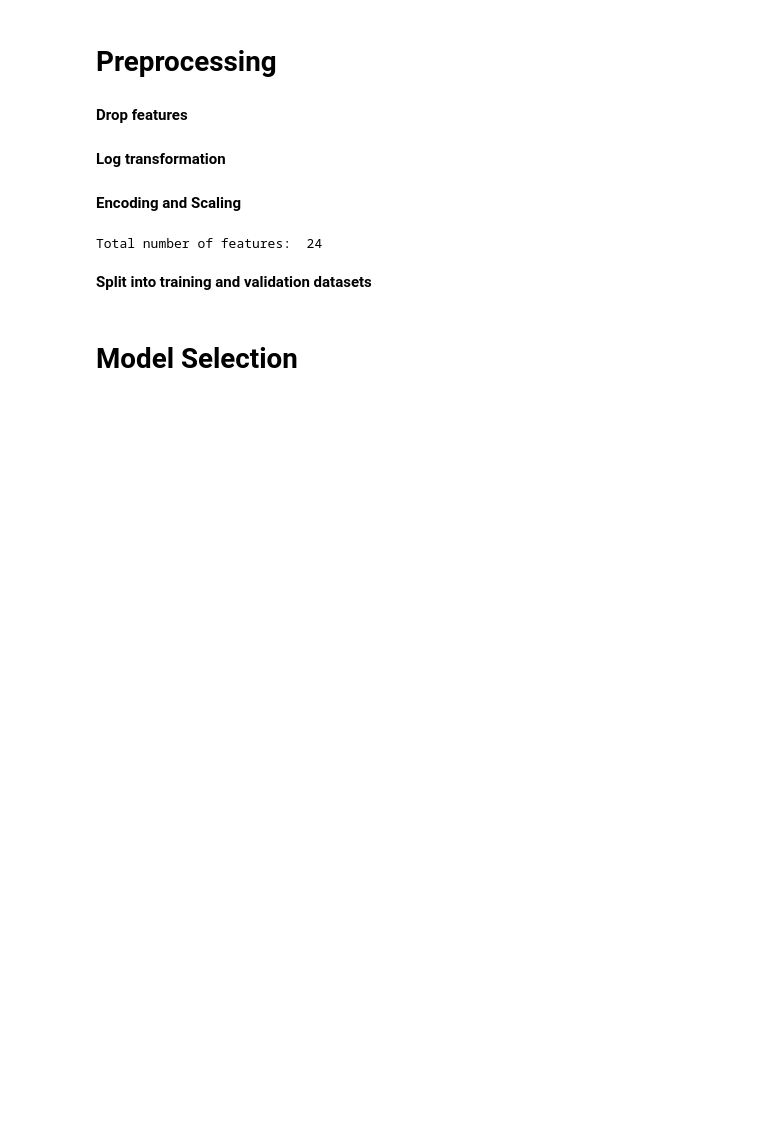
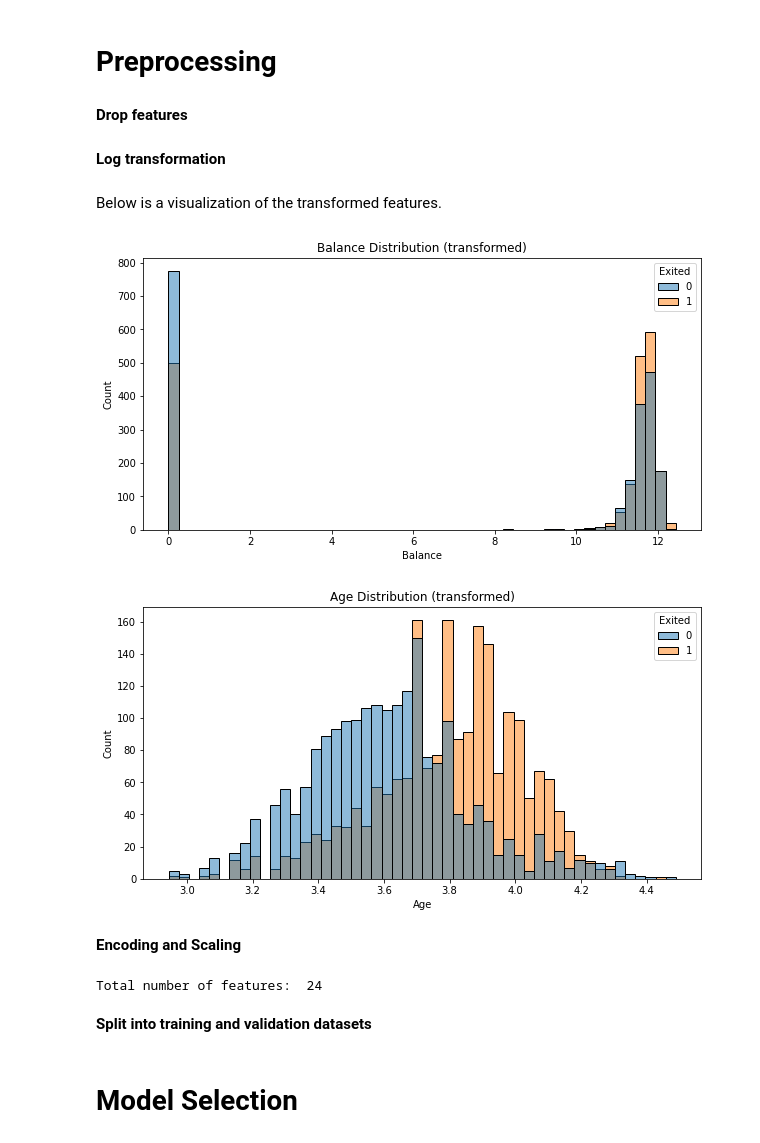
Before and after one commit to pietrodi/customer-churn-prediction, a Jupyter notebook: notebooks/customer_churn_prediction.ipynb, the cells around one changed output. Saved outputs shown, nothing was run; the diff lists cells and outputs as text; code cells hidden in the pictures; blank space fills up the shorter version.

```diff
--- a/notebooks/customer_churn_prediction.ipynb
+++ b/notebooks/customer_churn_prediction.ipynb
@@ -364,16 +383,23 @@ df = df.drop(features_to_drop, axis = 1)
 # %%
 df['Balance'] = np.log1p(df['Balance'])
 df['Age'] = np.log1p(df['Age'])
+# %% [markdown]
+Below is a visualization of the transformed features.
 # %%
-# plt.figure(figsize = (10, 5))
-# sns.histplot(data = df, x = 'Balance', hue = 'Exited', bins = 50)
-# plt.title('Balance Distribution (transformed)')
-# plt.show()
+df_analysis['Balance'] = np.log1p(df_analysis['Balance'])
+df_analysis['Age'] = np.log1p(df_analysis['Age'])
+plt.figure(figsize = (10, 5))
+sns.histplot(data = df_analysis, x = 'Balance', hue = 'Exited', bins = 50)
+plt.title('Balance Distribution (transformed)')
+plt.show()
 
-# plt.figure(figsize = (10, 5))
-# sns.histplot(data = df, x = 'Age', hue = 'Exited', bins = 50)
-# plt.title('Age Distribution (transformed)')
-# plt.show()
+plt.figure(figsize = (10, 5))
+sns.histplot(data = df_analysis, x = 'Age', hue = 'Exited', bins = 50)
+plt.title('Age Distribution (transformed)')
+plt.show()
+# %% [output]
+[figure, added]
+[figure, added]
 # %%
 y = df['Exited'].values
 df = df.drop('Exited', axis = 1)
```
Also changed, not shown: parts of 23 cells of this notebook.
